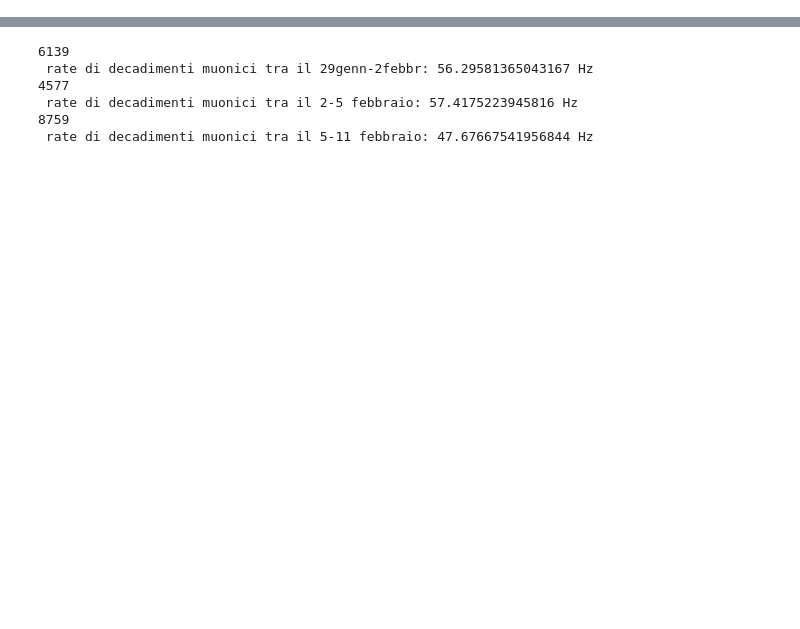
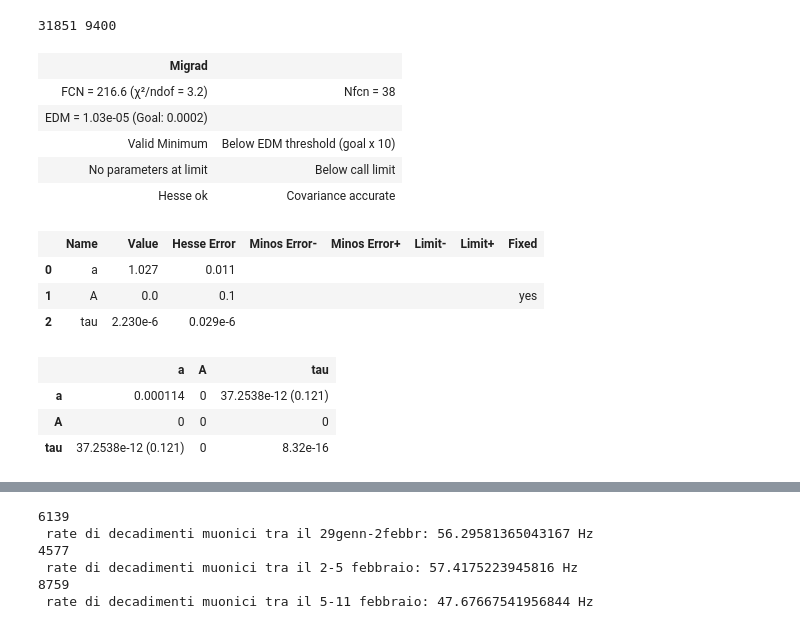
Before and after one commit to Matti-z/Lab-muons, a Jupyter notebook: hist_definitivo.ipynb, the cells around one changed output, grey strips where cells are left out. Cells and saved outputs as stored; diff of their text form; code cells hidden in the pictures; blank space fills up the shorter version.

```diff
--- a/hist_definitivo.ipynb
+++ b/hist_definitivo.ipynb
@@ -3,11 +5,22 @@ import numpy as np
 from iminuit import Minuit
 from iminuit.cost import ExtendedBinnedNLL
 from scipy.stats import expon, norm, uniform
+from collections.abc import Callable
 import plotly.graph_objects as go
 N = 31851
 
-def exp( x , a, A, tau ):
+
+
+def exp( x , a, A, tau):
     return a*N*expon.cdf(x , A , tau)
+
+def exp_for_variable_dataset(N: int):
+    def exp( x , a, A, tau):
+        return a*N*expon.cdf(x , A , tau)
+    return exp
+
+
+
 
 
 def exp_unif(x, a, b, tau, A):
@@ -49,3 +62,26 @@ def gauss_fit( cdf , N , mu , sigma , count , edges):
     n.migrad(ncall = 1000000)
     n.hesse()
     return n
+
+
+
+
+def dataset_analysis(dataset: np.ndarray , creator: Callable, bins: int , args: dict) -> Minuit:
+    exp = creator(len(dataset))
+    count, edges = np.histogram( dataset , bins=bins)
+    cost = ExtendedBinnedNLL(count, edges, exp)
+
+
+
+
+    minuit_element =  Minuit(cost, *args.values())
+
+    if "A" in args.keys():
+        minuit_element.fixed["A"] = True
+
+    return minuit_element
+
+def migrad_hesse_display(m:Minuit) -> None:
+    m.migrad()
+    m.hesse()
+    display(m)
@@ -83,3 +107,43 @@ fig.show()
+# %%
+
+# data_2 = data_2[(data_2 > 0.6e-6) & (data_2 < 1.8e-6)]
+count, edges = np.histogram(data, bins=n_bins , density=False)
+count_1, edges_1 = np.histogram(data_1, bins=n_bins , density=False)
+count_2, edges_2 = np.histogram(data_2, bins=n_bins , density=False)
+count_3, edges_3 = np.histogram(data_3, bins=n_bins , density=False)
+count_4, edges_4 = np.histogram(data_4, bins=n_bins , density=False)
+print (len(data), len(data_1))
+fig = go.Figure()
+
+fig.add_trace(go.Bar(x=edges[:-1],  y=count   / len(data),   name='total',        width=np.diff(edges)))
+fig.add_trace(go.Bar(x=edges_1[:-1], y=count_1 / len(data_1), name='23/01/2026',   width=np.diff(edges_1)))
+fig.add_trace(go.Bar(x=edges_2[:-1], y=count_2 / len(data_2), name='29/01/2026',   width=np.diff(edges_2)))
+fig.add_trace(go.Bar(x=edges_3[:-1], y=count_3 / len(data_3), name='02/02/2026',   width=np.diff(edges_3)))
+fig.add_trace(go.Bar(x=edges_4[:-1], y=count_4 / len(data_4), name='05/02/2026',   width=np.diff(edges_4)))
+fig.update_layout(
+    xaxis_title='Time (s)',
+    yaxis_title='Counts',
+    bargap=0
+)
+
+fig.show()
+# %% [output]
+31851 9400
 # %%
-k = exp_fit( exp, 1, 0, 2.2e-6, count_1 , edges_1)
-display(k)
+k = dataset_analysis( data_1 , exp_for_variable_dataset , 69 , exp_args)
+migrad_hesse_display(k)
+# %% [output]
+| Migrad |  |
+| FCN = 216.6 (χ²/ndof = 3.2) | Nfcn = 38 |
+| EDM = 1.03e-05 (Goal: 0.0002) |  |
+| Valid Minimum | Below EDM threshold (goal x 10) |
+| No parameters at limit | Below call limit |
+| Hesse ok | Covariance accurate |
+|  | Name | Value | Hesse Error | Minos Error- | Minos Error+ | Limit- | Limit+ | Fixed |
+| 0 | a | 1.027 | 0.011 |  |  |  |  |  |
+| 1 | A | 0.0 | 0.1 |  |  |  |  | yes |
+| 2 | tau | 2.230e-6 | 0.029e-6 |  |  |  |  |  |
+|  | a | A | tau |
+| a | 0.000114 | 0 | 37.2538e-12 (0.121) |
+| A | 0 | 0 | 0 |
+| tau | 37.2538e-12 (0.121) | 0 | 8.32e-16 |
```
Also changed, not shown: parts of 9 cells of this notebook, 1 other file.
